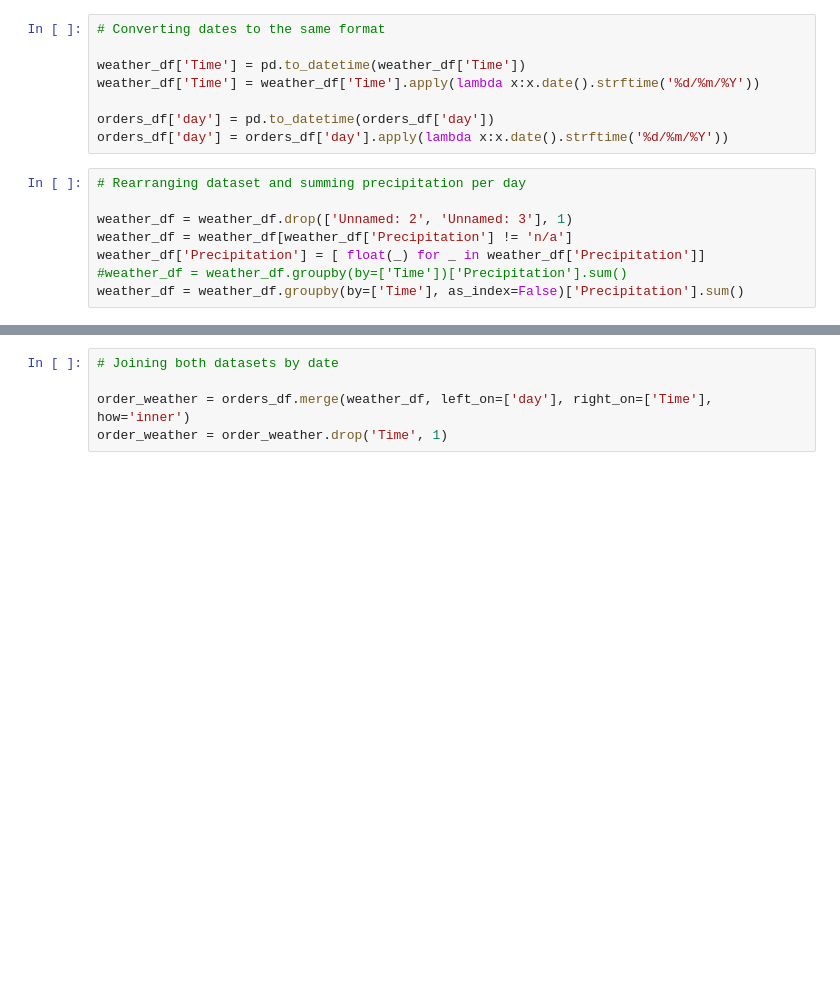
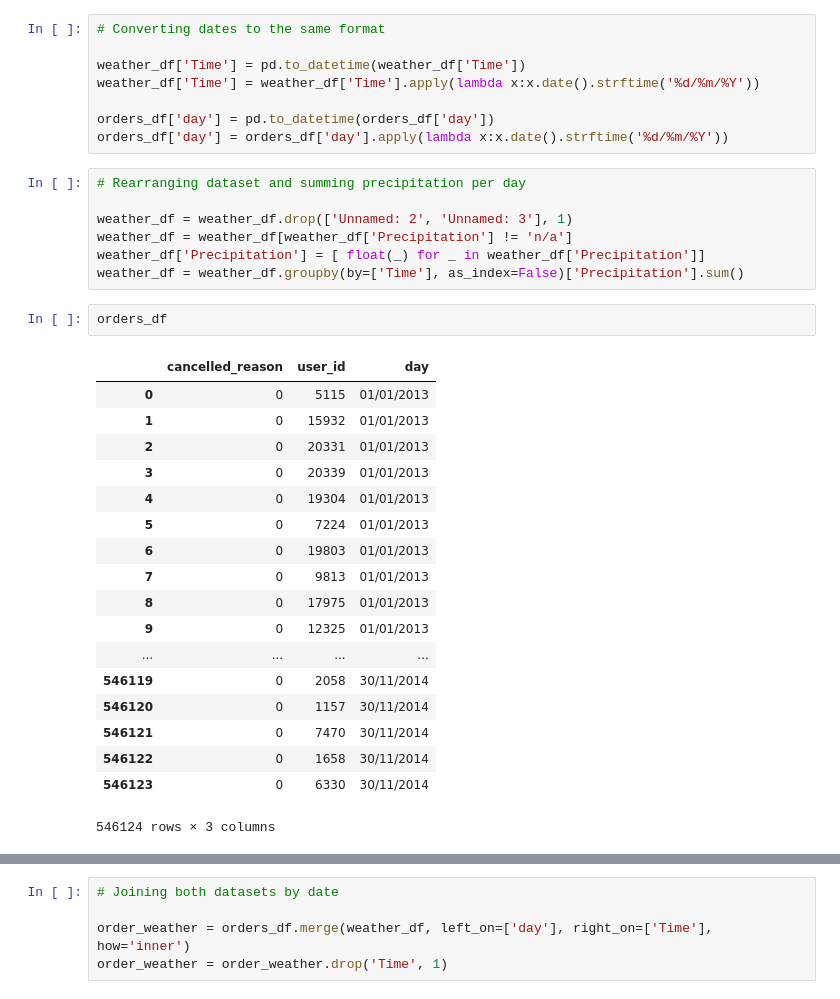
Before and after one commit to Bayakissa/Analytics_Test, a Jupyter notebook: Analytics_Test.ipynb, the cells around one changed output, grey strips where cells are left out. Drawn from its saved outputs; the diff is of its cells as text; blank space fills up the shorter version.

```diff
--- a/Analytics_Test.ipynb
+++ b/Analytics_Test.ipynb
@@ -42,5 +58,25 @@ orders_df['day'] = orders_df['day'].apply(lambda x:x.date().strftime('%d/%m/%Y')
 weather_df = weather_df.drop(['Unnamed: 2', 'Unnamed: 3'], 1)
 weather_df = weather_df[weather_df['Precipitation'] != 'n/a']
 weather_df['Precipitation'] = [ float(_) for _ in weather_df['Precipitation']]
-#weather_df = weather_df.groupby(by=['Time'])['Precipitation'].sum()
 weather_df = weather_df.groupby(by=['Time'], as_index=False)['Precipitation'].sum()
+# %%
+orders_df
+# %% [output]
+|  | cancelled_reason | user_id | day |
+| 0 | 0 | 5115 | 01/01/2013 |
+| 1 | 0 | 15932 | 01/01/2013 |
+| 2 | 0 | 20331 | 01/01/2013 |
+| 3 | 0 | 20339 | 01/01/2013 |
+| 4 | 0 | 19304 | 01/01/2013 |
+| 5 | 0 | 7224 | 01/01/2013 |
+| 6 | 0 | 19803 | 01/01/2013 |
+| 7 | 0 | 9813 | 01/01/2013 |
+| 8 | 0 | 17975 | 01/01/2013 |
+| 9 | 0 | 12325 | 01/01/2013 |
+| ... | ... | ... | ... |
+| 546119 | 0 | 2058 | 30/11/2014 |
+| 546120 | 0 | 1157 | 30/11/2014 |
+| 546121 | 0 | 7470 | 30/11/2014 |
+| 546122 | 0 | 1658 | 30/11/2014 |
+| 546123 | 0 | 6330 | 30/11/2014 |
+546124 rows × 3 columns
```
Also changed, not shown: parts of 23 cells of this notebook.
